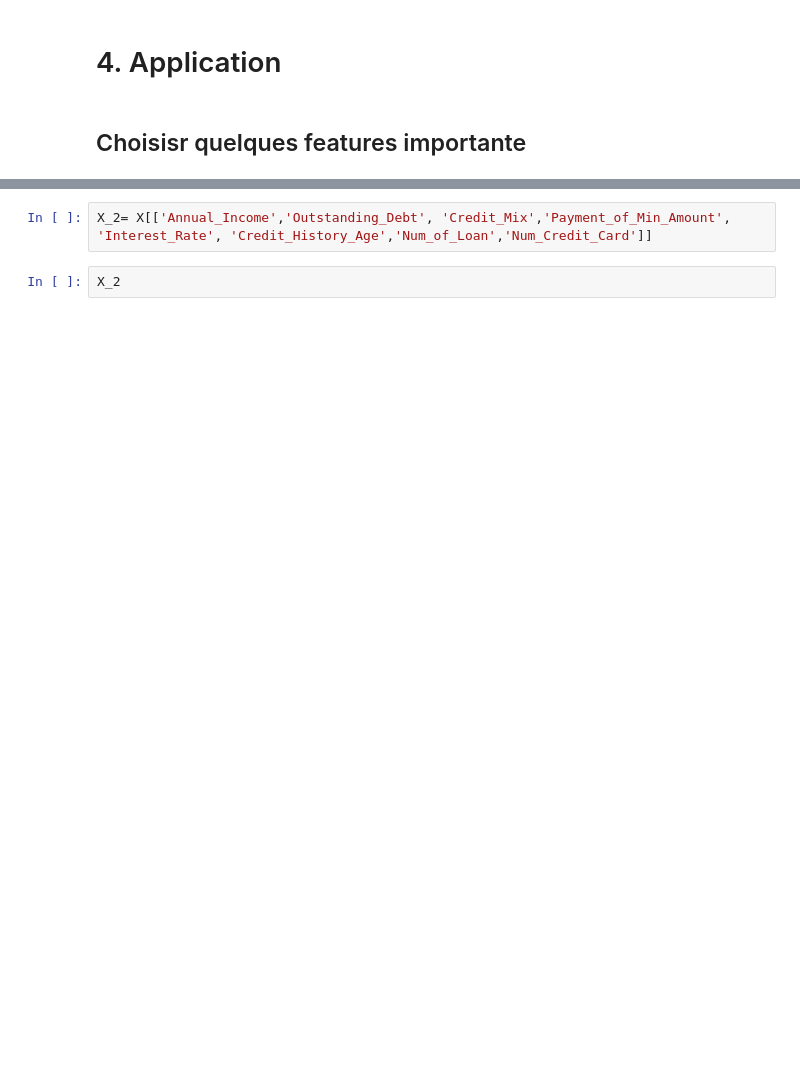
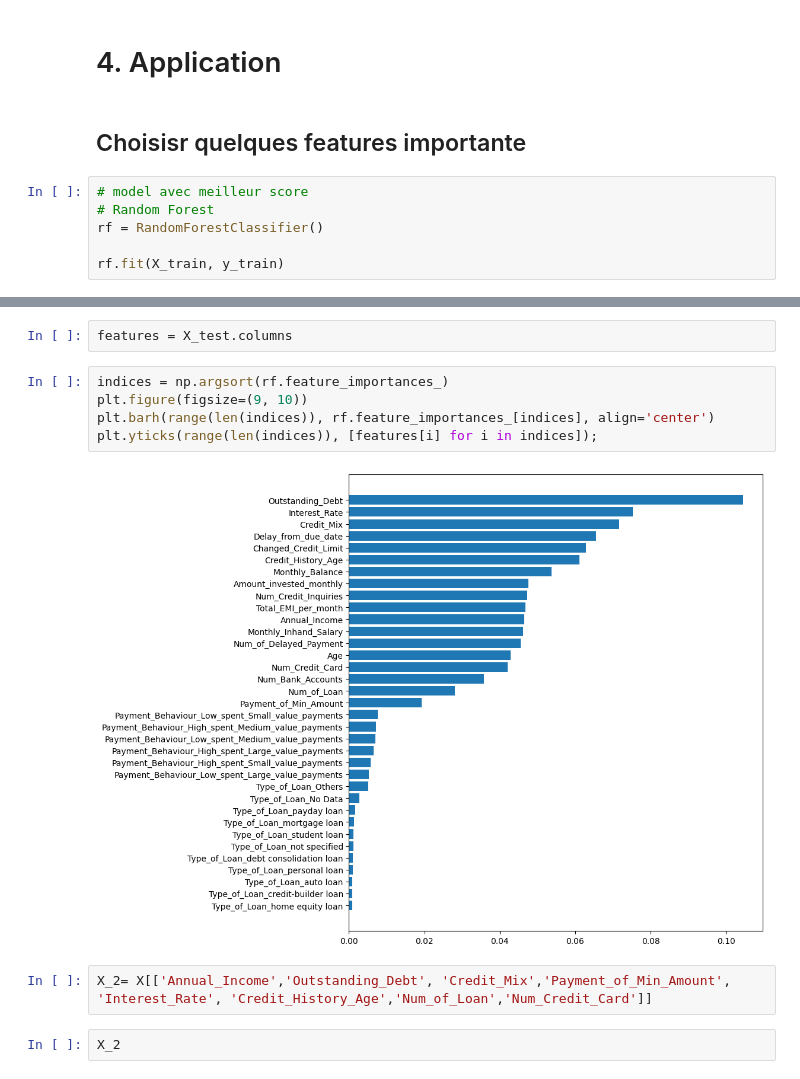
Before and after one commit to Ouiza91/Project_Artefact_Credit_Score, a Jupyter notebook: Dataset_csv_Projet_ Arteafact /projet fin formation artefact .ipynb, the cells around one changed output, grey strips where cells are left out. Saved outputs shown, nothing was run; the diff lists cells and outputs as text; blank space fills up the shorter version.

```diff
--- a/Dataset_csv_Projet_ Arteafact /projet fin formation artefact .ipynb
+++ b/Dataset_csv_Projet_ Arteafact /projet fin formation artefact .ipynb
@@ -1043,3 +1051,9 @@ weighted avg       0.70      0.55      0.52      2000
 # 4. Application
 # %% [markdown]
 ## Choisisr quelques features importante
+# %%
+# model avec meilleur score
+# Random Forest
+rf = RandomForestClassifier()
+
+rf.fit(X_train, y_train)
@@ -1046,3 +1072,12 @@ weighted avg       0.70      0.55      0.52      2000
+# %%
+features = X_test.columns
+# %%
+indices = np.argsort(rf.feature_importances_)
+plt.figure(figsize=(9, 10))
+plt.barh(range(len(indices)), rf.feature_importances_[indices], align='center')
+plt.yticks(range(len(indices)), [features[i] for i in indices]);
+# %% [output]
+[figure, added]
 # %%
 X_2= X[['Annual_Income','Outstanding_Debt', 'Credit_Mix','Payment_of_Min_Amount', 'Interest_Rate', 'Credit_History_Age','Num_of_Loan','Num_Credit_Card']]
 # %%
```
Also changed, not shown: parts of 12 cells of this notebook, 2 other files.
